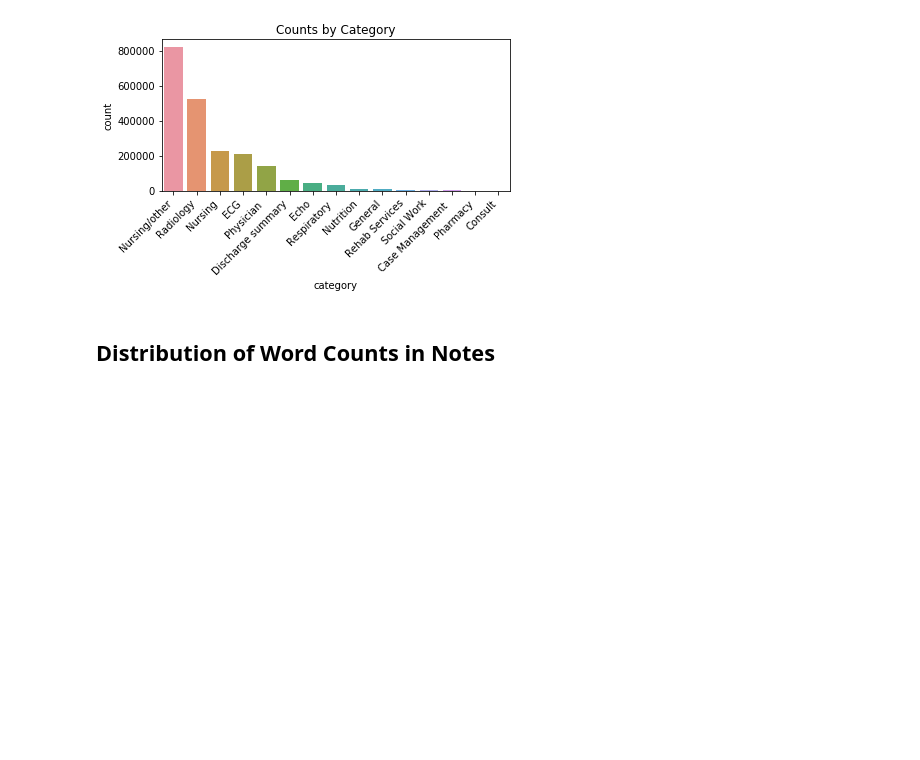
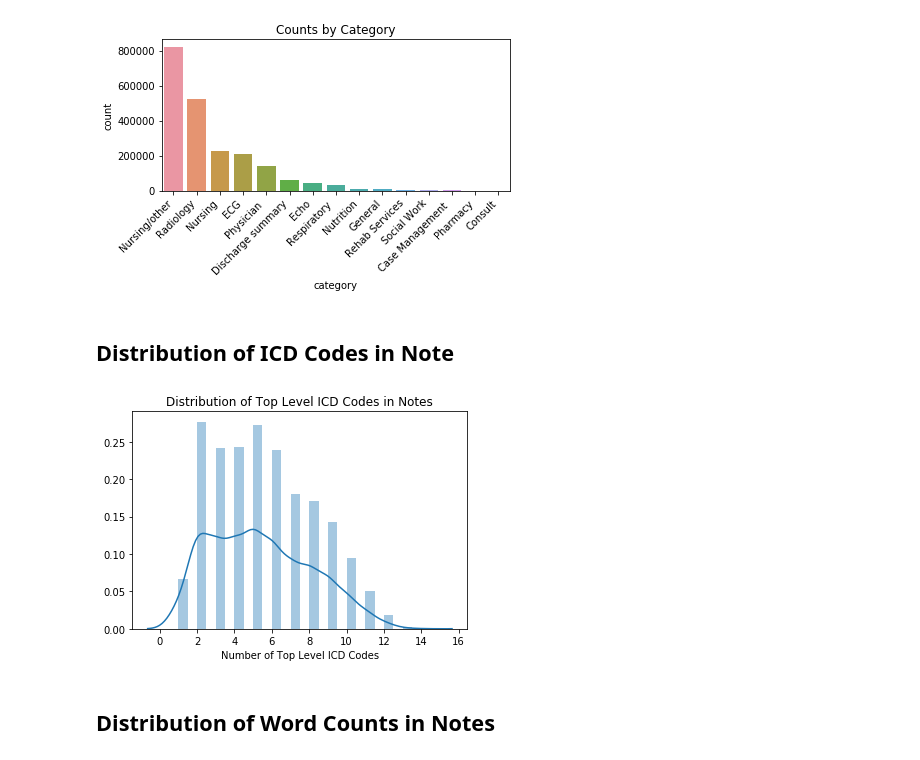
Before and after one commit to cccdenhart/icd-tagging, a Jupyter notebook: report.ipynb, the cells around one changed output. Saved outputs shown, nothing was run; the diff lists cells and outputs as text; code cells hidden in the pictures; blank space fills up the shorter version.

```diff
--- a/report.ipynb
+++ b/report.ipynb
@@ -21,11 +13,6 @@ from utils import (get_conn, ICDDataset, group_v_roots,
 from icd9.icd9 import ICD9, Node
 # %%
 # read in raw data
-subdir = "half_data_ids"
-lim = 5000
-ids = pd.read_csv(os.path.join(subdir, "ids.csv"),
-                  squeeze=True, nrows=lim).tolist()
-raw_roots = pd.read_csv(os.path.join(subdir, "roots_labels.csv"),
-                        squeeze=True, nrows=lim).tolist()
-doc2vec = pd.read_csv(os.path.join(subdir, "doc2vec.csv"),
-                         header=None, nrows=lim).values
+subdir = "full_data"
+roots_df = pd.read_csv(os.path.join(subdir, "roots.csv"))
+notes_df = pd.read_csv(os.path.join(subdir, "notes.csv"))
@@ -37,3 +19,12 @@ roots = [group_v_roots(row) for row in roots]
+# %%
+# join icd roots with notes
+df = roots_df.merge(notes_df, on="hadm_id", how="inner").dropna()
+# %%
+# group the data by admission id
+model_df = df.groupby("hadm_id").aggregate(lambda x: list(set(x)))\
+           .reset_index()\
+           .loc[:, ["roots", "tokens"]]
+model_df["tokens"] = model_df["tokens"].apply(lambda x: x[0])
 # %% [markdown]
 # Exploratory Visualizations
 # %%
@@ -102,6 +93,17 @@ plt.savefig(cat_fp)
 plt.show()
 # %% [output]
 [figure]
+# %% [markdown]
+## Distribution of ICD Codes in Note
+# %%
+lens = [len(r) for r in model_df["roots"].tolist()]
+ax = sns.distplot(lens)
+ax.set(xlabel="Number of Top Level ICD Codes",
+       title="Distribution of Top Level ICD Codes in Notes")
+plt.savefig("images/num_icd_codes.png")
+plt.show()
+# %% [output]
+[figure, added]
 # %% [markdown]
 ## Distribution of Word Counts in Notes
 # %%
```
Also changed, not shown: parts of 21 cells of this notebook, 5 other files.
